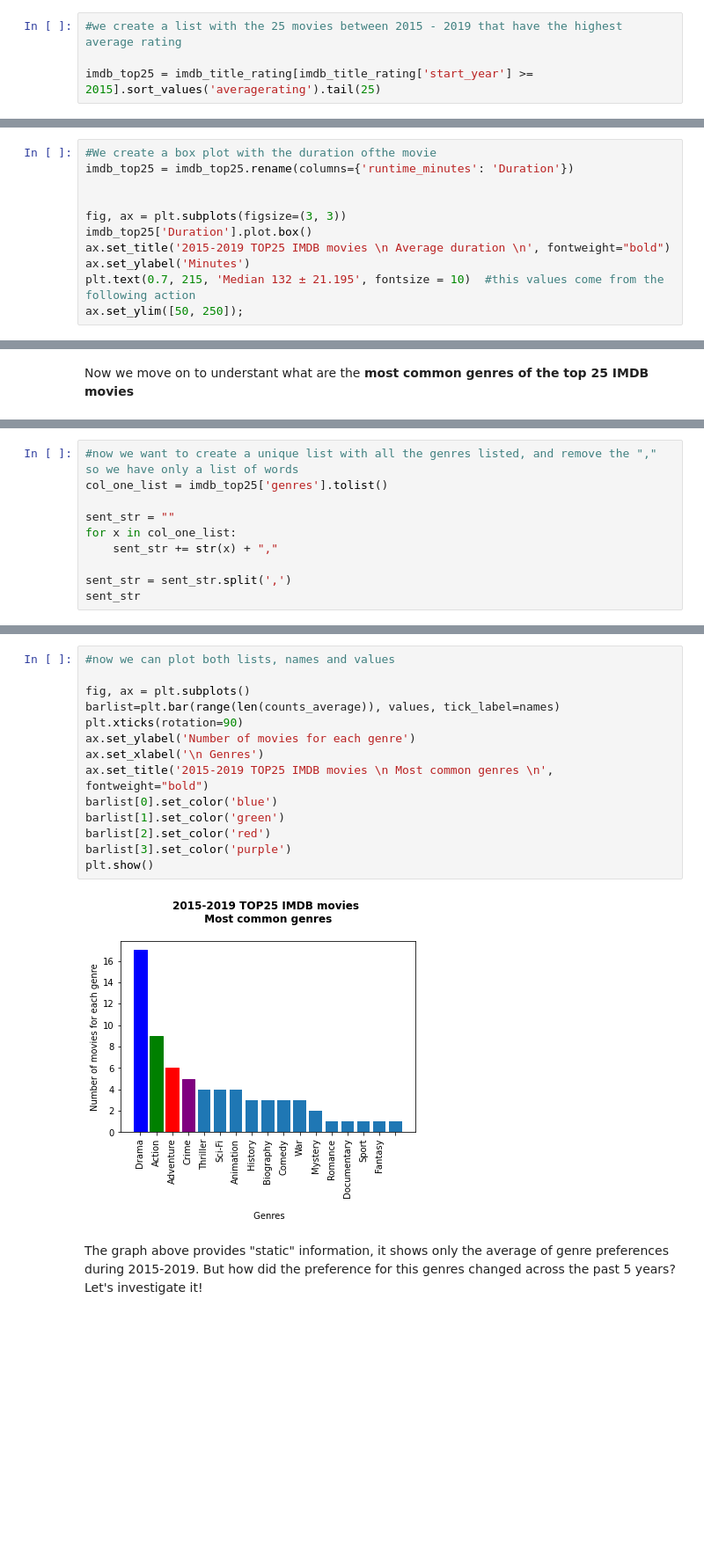
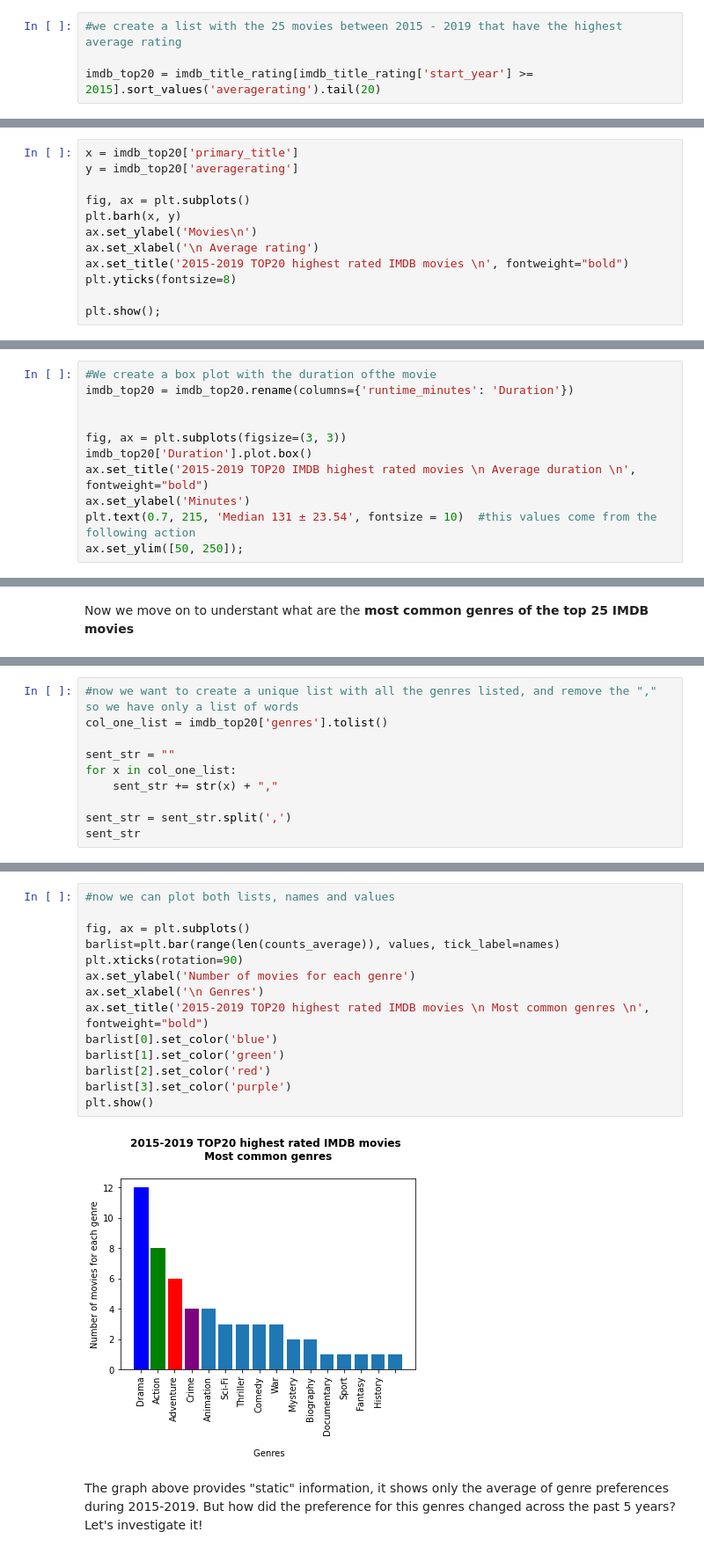
Before and after one commit to arecai/ari_first_attem, a Jupyter notebook: dsc-phase1-project-template.ipynb, the cells around one changed output, grey strips where cells are left out. Shown at 88% size. Cells and saved outputs as stored; diff of their text form; blank space fills up the shorter version.

```diff
--- a/dsc-phase1-project-template.ipynb
+++ b/dsc-phase1-project-template.ipynb
@@ -391,4 +369,4 @@ We will focus our studies in recent movies -> movies with less than 5 years. Thi
 # %%
 #we create a list with the 25 movies between 2015 - 2019 that have the highest average rating
 
-imdb_top25 = imdb_title_rating[imdb_title_rating['start_year'] >= 2015].sort_values('averagerating').tail(25)
+imdb_top20 = imdb_title_rating[imdb_title_rating['start_year'] >= 2015].sort_values('averagerating').tail(20)
@@ -414,0 +393,12 @@ imdb_top25
+# %%
+x = imdb_top20['primary_title']
+y = imdb_top20['averagerating']
+
+fig, ax = plt.subplots()
+plt.barh(x, y)
+ax.set_ylabel('Movies\n')
+ax.set_xlabel('\n Average rating')
+ax.set_title('2015-2019 TOP20 highest rated IMDB movies \n', fontweight="bold")
+plt.yticks(fontsize=8)
+
+plt.show();
@@ -426,12 +418,12 @@ imdb_top25['runtime_minutes'].plot.hist();
 # %%
 #We create a box plot with the duration ofthe movie
-imdb_top25 = imdb_top25.rename(columns={'runtime_minutes': 'Duration'})
+imdb_top20 = imdb_top20.rename(columns={'runtime_minutes': 'Duration'})
 
 
 fig, ax = plt.subplots(figsize=(3, 3))
-imdb_top25['Duration'].plot.box()
-ax.set_title('2015-2019 TOP25 IMDB movies \n Average duration \n', fontweight="bold")
+imdb_top20['Duration'].plot.box()
+ax.set_title('2015-2019 TOP20 IMDB highest rated movies \n Average duration \n', fontweight="bold")
 ax.set_ylabel('Minutes')
-plt.text(0.7, 215, 'Median 132 ± 21.195', fontsize = 10)  #this values come from the following action
+plt.text(0.7, 215, 'Median 131 ± 23.54', fontsize = 10)  #this values come from the following action
 ax.set_ylim([50, 250]);
 # %% [output]
@@ -476,7 +468,7 @@ genres
 Name: genres, dtype: object
 # %%
 #now we want to create a unique list with all the genres listed, and remove the "," so we have only a list of words
-col_one_list = imdb_top25['genres'].tolist()
+col_one_list = imdb_top20['genres'].tolist()
 
 sent_str = ""
 for x in col_one_list:
@@ -533,19 +525,19 @@ print(values)
 # %%
 #now we can plot both lists, names and values
 
 fig, ax = plt.subplots()
 barlist=plt.bar(range(len(counts_average)), values, tick_label=names)
 plt.xticks(rotation=90)
 ax.set_ylabel('Number of movies for each genre')
 ax.set_xlabel('\n Genres')
-ax.set_title('2015-2019 TOP25 IMDB movies \n Most common genres \n', fontweight="bold")
+ax.set_title('2015-2019 TOP20 highest rated IMDB movies \n Most common genres \n', fontweight="bold")
 barlist[0].set_color('blue')
 barlist[1].set_color('green')
 barlist[2].set_color('red')
 barlist[3].set_color('purple')
 plt.show()
 # %% [output]
-[figure, old version]
+[figure, new version]
 # %% [markdown]
 The graph above provides "static" information, it shows only the average of genre preferences during 2015-2019. But how did the preference for this genres changed across the past 5 years? Let's investigate it!
 # %%
```
Also changed, not shown: parts of 43 cells of this notebook.
